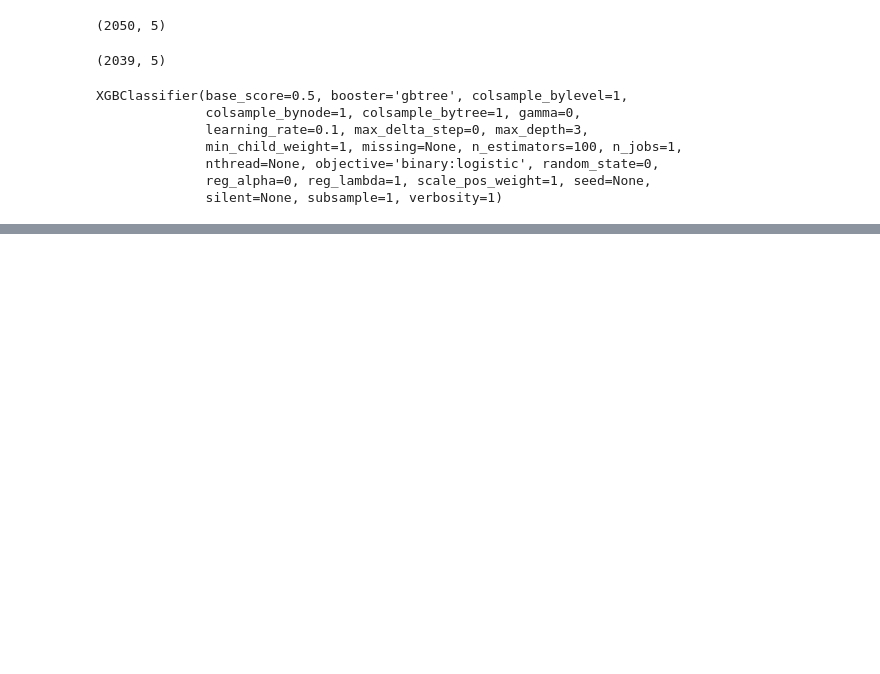
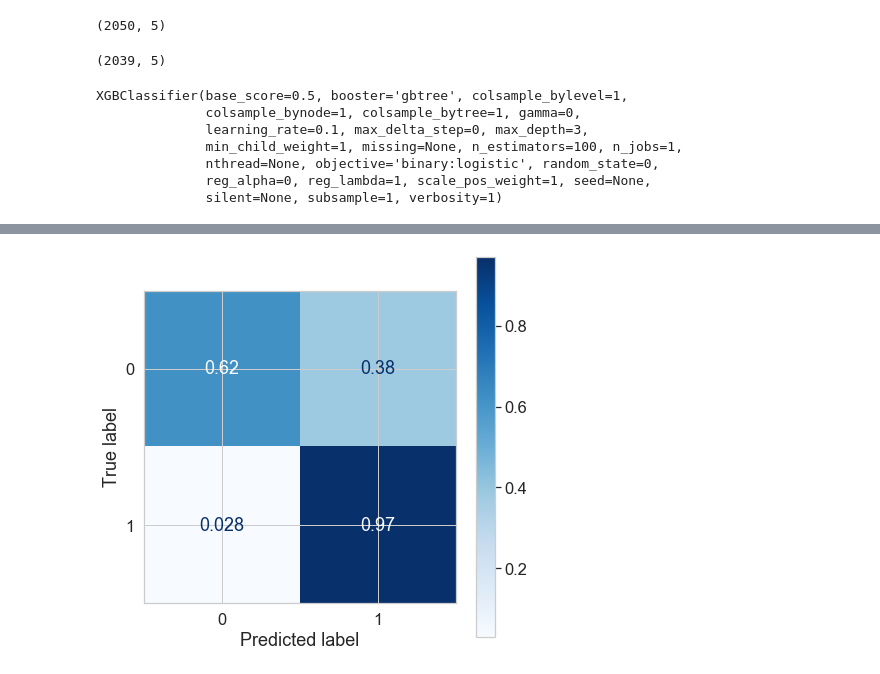
Before and after one commit to PatWalters/workshop, a Jupyter notebook: predictive_models/simple_bbb_model.ipynb, the cells around one changed output, grey strips where cells are left out. Drawn from its saved outputs; the diff is of its cells as text; code cells hidden in the pictures; blank space fills up the shorter version.

```diff
--- a/predictive_models/simple_bbb_model.ipynb
+++ b/predictive_models/simple_bbb_model.ipynb
@@ -117,0 +117,4 @@ matthews_corrcoef(test.p_np,pred)
+# %%
+ax = plot_confusion_matrix(xgb, test[fp_cols], test.p_np, cmap=plt.cm.Blues, normalize='true')
+# %% [output]
+[figure, added]
```
Also changed, not shown: parts of 5 cells of this notebook.
